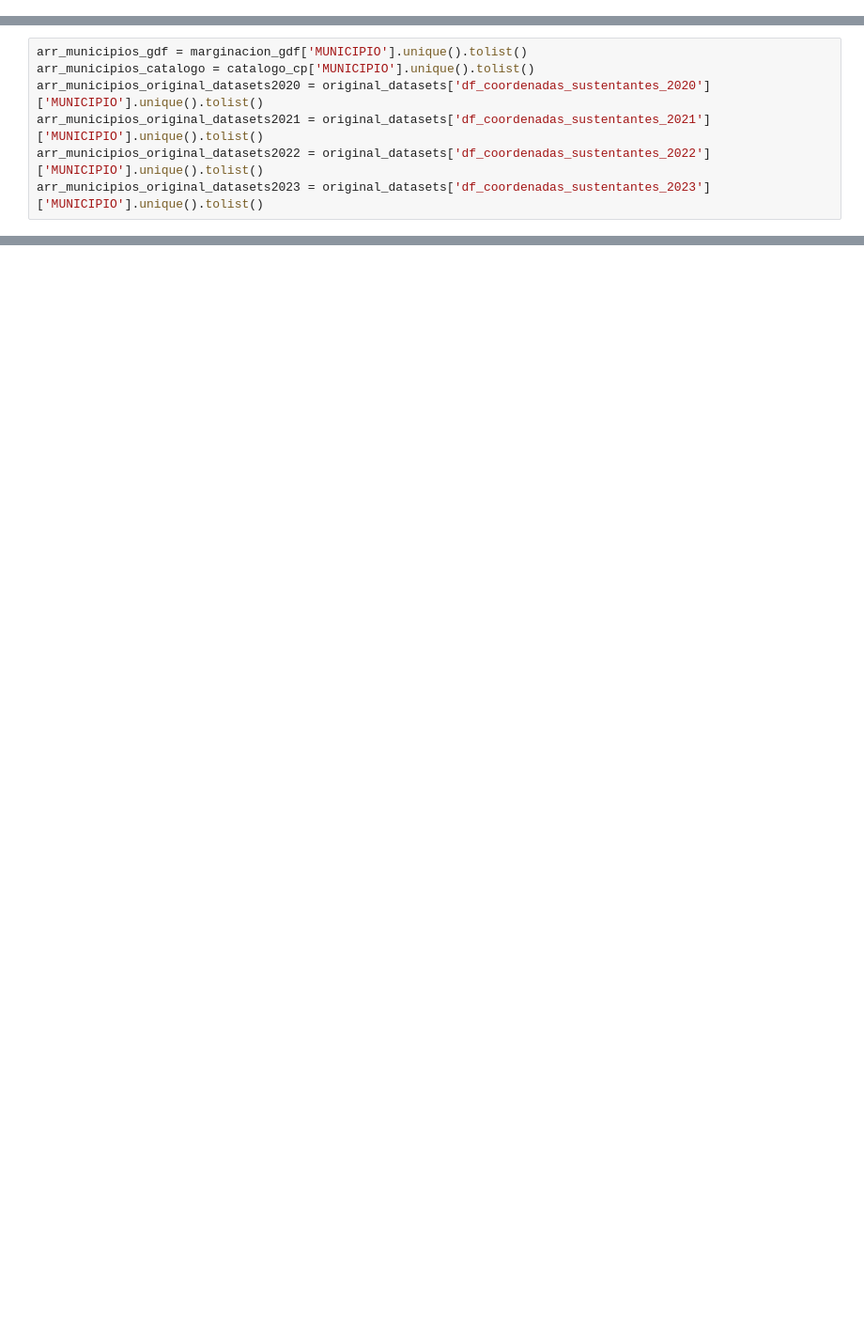
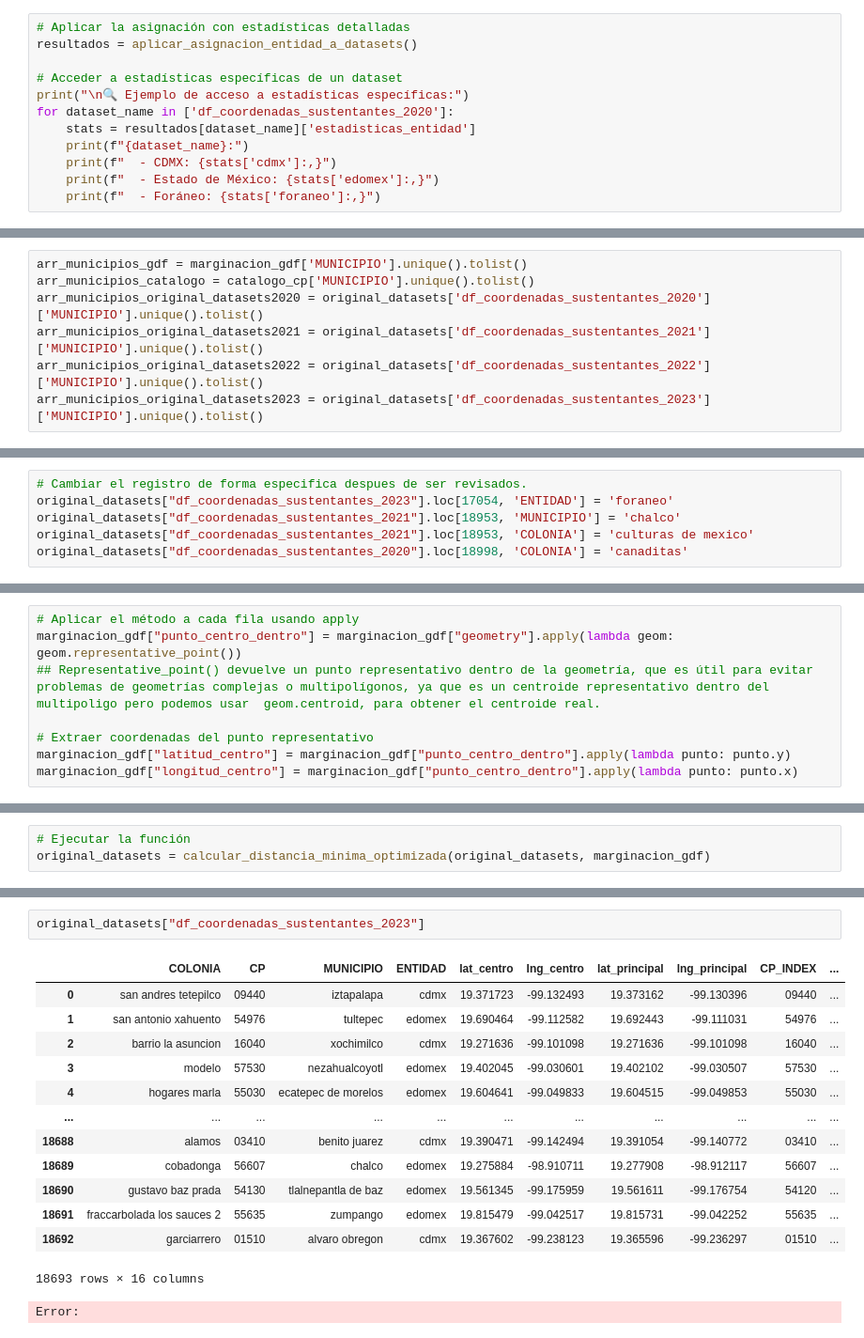
Before and after one commit to cesar-pachecoQ/comipems-inequality-clustering-mapping, a Jupyter notebook: Match/LlenadoDataFrame.ipynb, the cells around one changed output, grey strips where cells are left out. Shown at 94% size. Cells and saved outputs as stored; diff of their text form; blank space fills up the shorter version.

```diff
--- a/Match/LlenadoDataFrame.ipynb
+++ b/Match/LlenadoDataFrame.ipynb
@@ -427,0 +596,12 @@ Proceso completado. 4 DataFrames guardados en ambos formatos.
+# %%
+# Aplicar la asignación con estadísticas detalladas
+resultados = aplicar_asignacion_entidad_a_datasets()
+
+# Acceder a estadísticas específicas de un dataset
+print("\n🔍 Ejemplo de acceso a estadísticas específicas:")
+for dataset_name in ['df_coordenadas_sustentantes_2020']:
+    stats = resultados[dataset_name]['estadisticas_entidad']
+    print(f"{dataset_name}:")
+    print(f"  - CDMX: {stats['cdmx']:,}")
+    print(f"  - Estado de México: {stats['edomex']:,}")
+    print(f"  - Foráneo: {stats['foraneo']:,}")
@@ -464,0 +800,6 @@ len(elements_exclusivos2020_prima), len(elements_exclusivos2021_prima), len(elem
+# %%
+# Cambiar el registro de forma especifica despues de ser revisados.
+original_datasets["df_coordenadas_sustentantes_2023"].loc[17054, 'ENTIDAD'] = 'foraneo'
+original_datasets["df_coordenadas_sustentantes_2021"].loc[18953, 'MUNICIPIO'] = 'chalco'
+original_datasets["df_coordenadas_sustentantes_2021"].loc[18953, 'COLONIA'] = 'culturas de mexico'
+original_datasets["df_coordenadas_sustentantes_2020"].loc[18998, 'COLONIA'] = 'canaditas'
@@ -511,0 +1001,8 @@ Longitudes: (278, 231, 126, 2)
+# %%
+# Aplicar el método a cada fila usando apply
+marginacion_gdf["punto_centro_dentro"] = marginacion_gdf["geometry"].apply(lambda geom: geom.representative_point())
+## Representative_point() devuelve un punto representativo dentro de la geometría, que es útil para evitar problemas de geometrías complejas o multipolígonos, ya que es un centroide representativo dentro del multipoligo pero podemos usar  geom.centroid, para obtener el centroide real.
+
+# Extraer coordenadas del punto representativo
+marginacion_gdf["latitud_centro"] = marginacion_gdf["punto_centro_dentro"].apply(lambda punto: punto.y)
+marginacion_gdf["longitud_centro"] = marginacion_gdf["punto_centro_dentro"].apply(lambda punto: punto.x)
@@ -511,0 +1149,3 @@ Longitudes: (278, 231, 126, 2)
+# %%
+# Ejecutar la función
+original_datasets = calcular_distancia_minima_optimizada(original_datasets, marginacion_gdf)
@@ -511,0 +1161,17 @@ Longitudes: (278, 231, 126, 2)
+# %%
+original_datasets["df_coordenadas_sustentantes_2023"]
+# %% [output]
+|  | COLONIA | CP | MUNICIPIO | ENTIDAD | lat_centro | lng_centro | lat_principal | lng_principal | CP_INDEX | ... |
+| 0 | san andres tetepilco | 09440 | iztapalapa | cdmx | 19.371723 | -99.132493 | 19.373162 | -99.130396 | 09440 | ... |
+| 1 | san antonio xahuento | 54976 | tultepec | edomex | 19.690464 | -99.112582 | 19.692443 | -99.111031 | 54976 | ... |
+| 2 | barrio la asuncion | 16040 | xochimilco | cdmx | 19.271636 | -99.101098 | 19.271636 | -99.101098 | 16040 | ... |
+| 3 | modelo | 57530 | nezahualcoyotl | edomex | 19.402045 | -99.030601 | 19.402102 | -99.030507 | 57530 | ... |
+| 4 | hogares marla | 55030 | ecatepec de morelos | edomex | 19.604641 | -99.049833 | 19.604515 | -99.049853 | 55030 | ... |
+| ... | ... | ... | ... | ... | ... | ... | ... | ... | ... | ... |
+| 18688 | alamos | 03410 | benito juarez | cdmx | 19.390471 | -99.142494 | 19.391054 | -99.140772 | 03410 | ... |
+| 18689 | cobadonga | 56607 | chalco | edomex | 19.275884 | -98.910711 | 19.277908 | -98.912117 | 56607 | ... |
+| 18690 | gustavo baz prada | 54130 | tlalnepantla de baz | edomex | 19.561345 | -99.175959 | 19.561611 | -99.176754 | 54120 | ... |
+| 18691 | fraccarbolada los sauces 2 | 55635 | zumpango | edomex | 19.815479 | -99.042517 | 19.815731 | -99.042252 | 55635 | ... |
+| 18692 | garciarrero | 01510 | alvaro obregon | cdmx | 19.367602 | -99.238123 | 19.365596 | -99.236297 | 01510 | ... |
+18693 rows × 16 columns
+Error:
```
Also changed, not shown: parts of 50 cells of this notebook, 2 other files.
